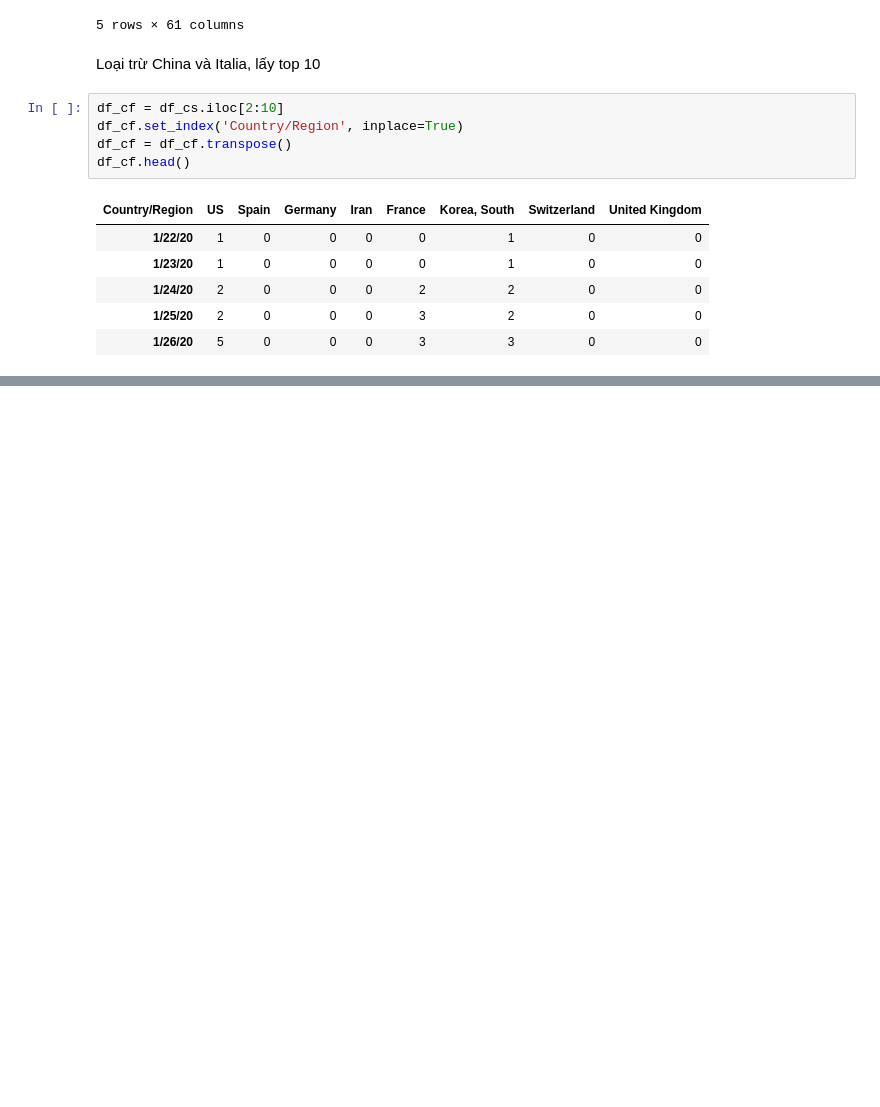
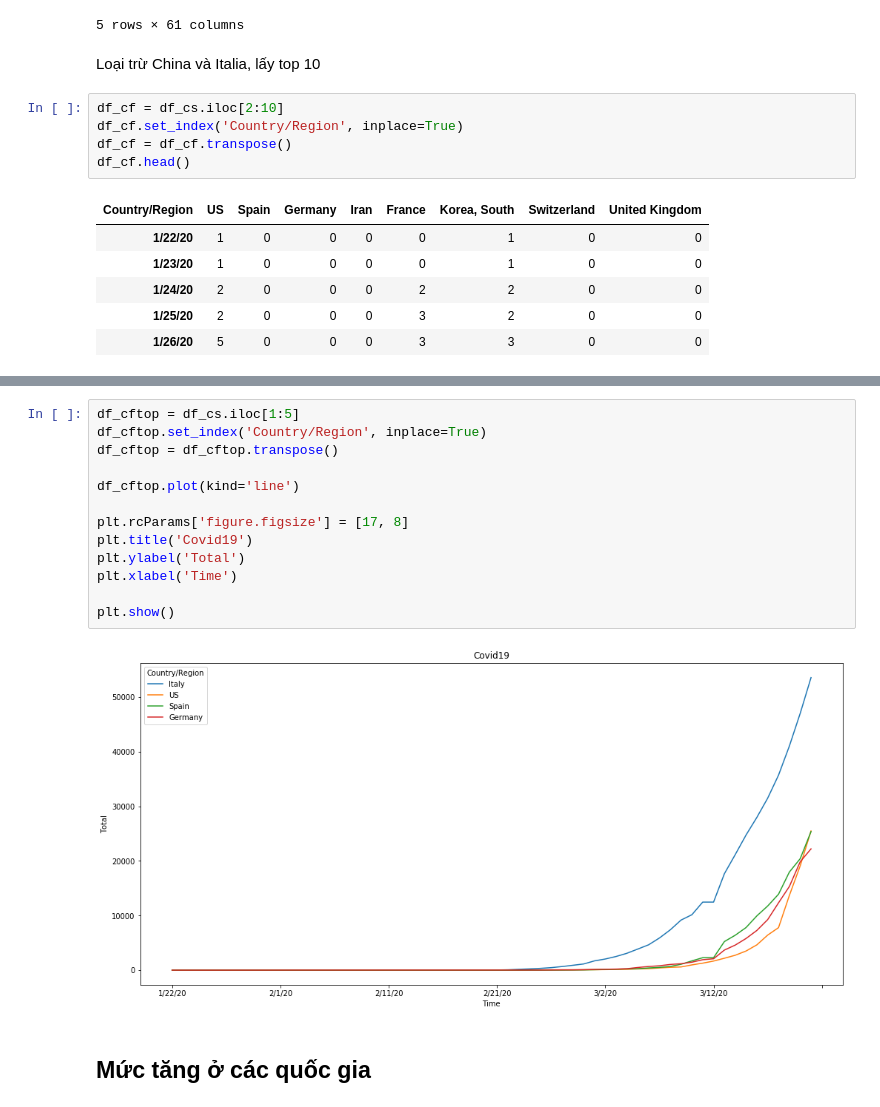
Before and after one commit to ThanhCj/covid-19, a Jupyter notebook: Covid19_report.ipynb, the cells around one changed output, grey strips where cells are left out. Cells and saved outputs as stored; diff of their text form; blank space fills up the shorter version.

```diff
--- a/Covid19_report.ipynb
+++ b/Covid19_report.ipynb
@@ -146,0 +135,17 @@ ValueError: The truth value of an array with more than one element is ambiguous.
+# %%
+df_cftop = df_cs.iloc[1:5]
+df_cftop.set_index('Country/Region', inplace=True)
+df_cftop = df_cftop.transpose()
+
+df_cftop.plot(kind='line')
+
+plt.rcParams['figure.figsize'] = [17, 8]
+plt.title('Covid19')
+plt.ylabel('Total')
+plt.xlabel('Time')
+
+plt.show()
+# %% [output]
+[figure, added]
+# %% [markdown]
+## Mức tăng ở các quốc gia
```
Also changed, not shown: parts of 2 cells of this notebook.
